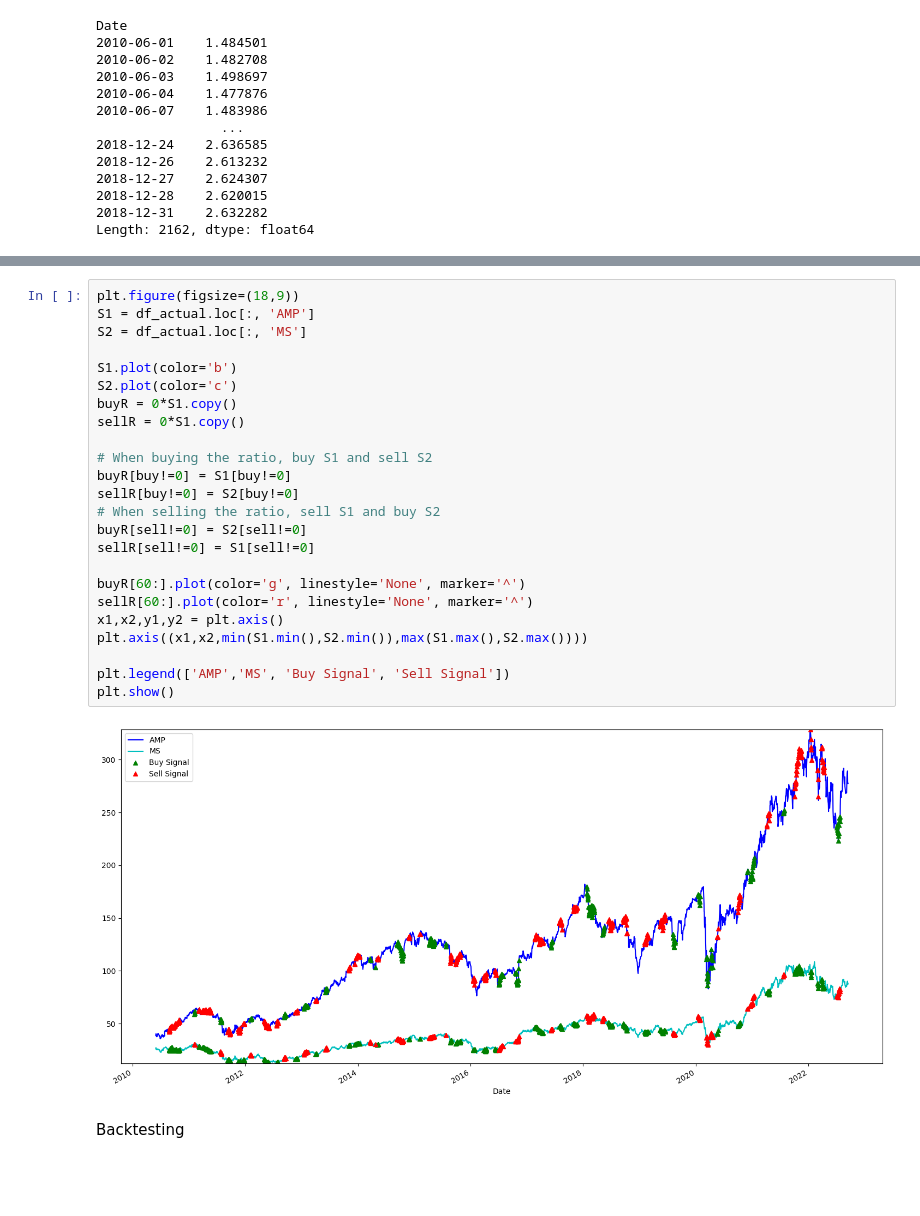
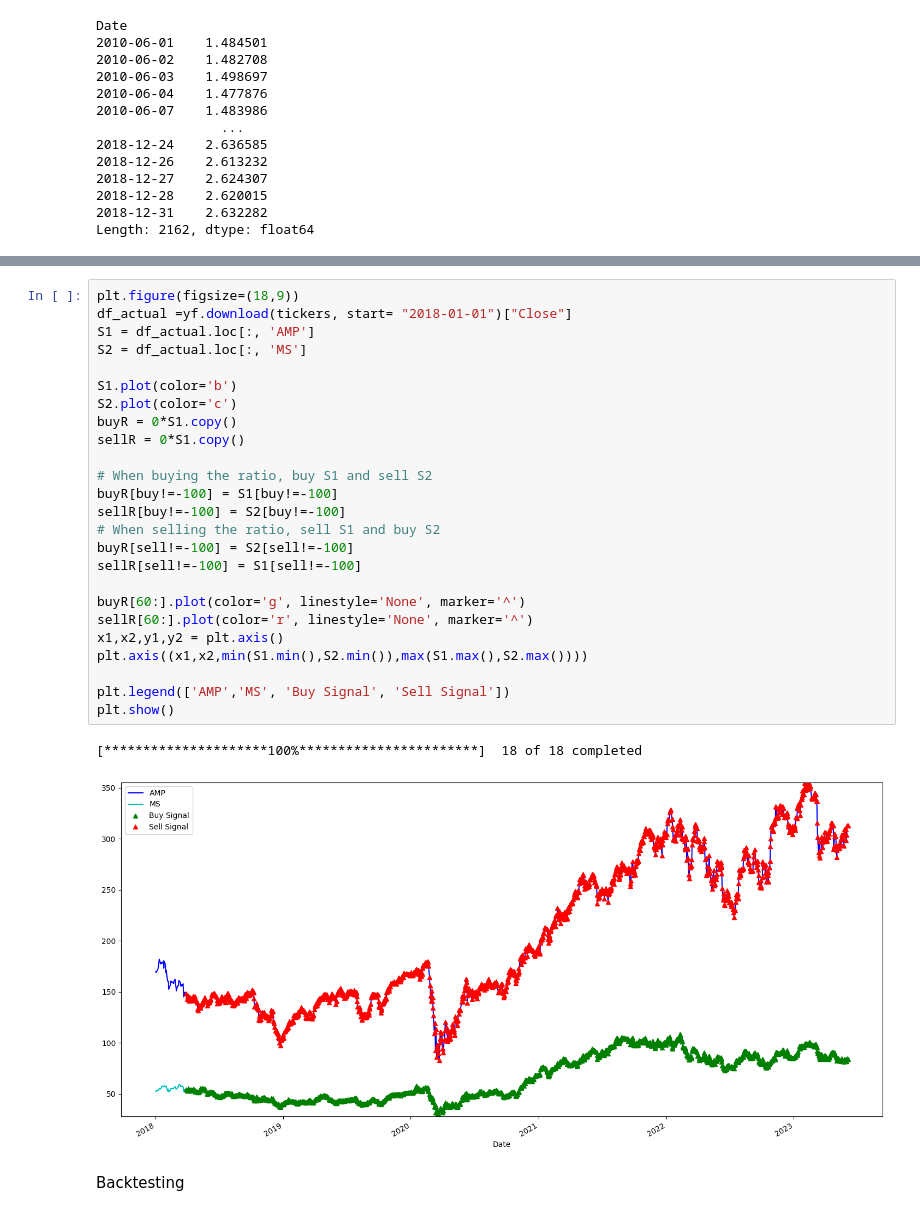
Before and after one commit to eduardo-contreras-dominguez/Memoire-Model, a Jupyter notebook: Modele Definitif/Implementing Long Short Strategy.ipynb, the cells around one changed output, grey strips where cells are left out. Saved outputs shown, nothing was run; the diff lists cells and outputs as text; blank space fills up the shorter version.

```diff
--- a/Modele Definitif/Implementing Long Short Strategy.ipynb
+++ b/Modele Definitif/Implementing Long Short Strategy.ipynb
@@ -246,29 +252,31 @@ Length: 3096, dtype: float64
 # %%
 plt.figure(figsize=(18,9))
+df_actual =yf.download(tickers, start= "2018-01-01")["Close"]
 S1 = df_actual.loc[:, 'AMP']
 S2 = df_actual.loc[:, 'MS']
 
 S1.plot(color='b')
 S2.plot(color='c')
 buyR = 0*S1.copy()
 sellR = 0*S1.copy()
 
 # When buying the ratio, buy S1 and sell S2
-buyR[buy!=0] = S1[buy!=0]
-sellR[buy!=0] = S2[buy!=0]
+buyR[buy!=-100] = S1[buy!=-100]
+sellR[buy!=-100] = S2[buy!=-100]
 # When selling the ratio, sell S1 and buy S2
-buyR[sell!=0] = S2[sell!=0]
-sellR[sell!=0] = S1[sell!=0]
+buyR[sell!=-100] = S2[sell!=-100]
+sellR[sell!=-100] = S1[sell!=-100]
 
 buyR[60:].plot(color='g', linestyle='None', marker='^')
 sellR[60:].plot(color='r', linestyle='None', marker='^')
 x1,x2,y1,y2 = plt.axis()
 plt.axis((x1,x2,min(S1.min(),S2.min()),max(S1.max(),S2.max())))
 
 plt.legend(['AMP','MS', 'Buy Signal', 'Sell Signal'])
 plt.show()
 # %% [output]
+[*********************100%***********************]  18 of 18 completed
-[figure, old version]
+[figure, new version]
 # %% [markdown]
 Backtesting
 # %%
```
Also changed, not shown: parts of 14 cells of this notebook, 1 other file.
